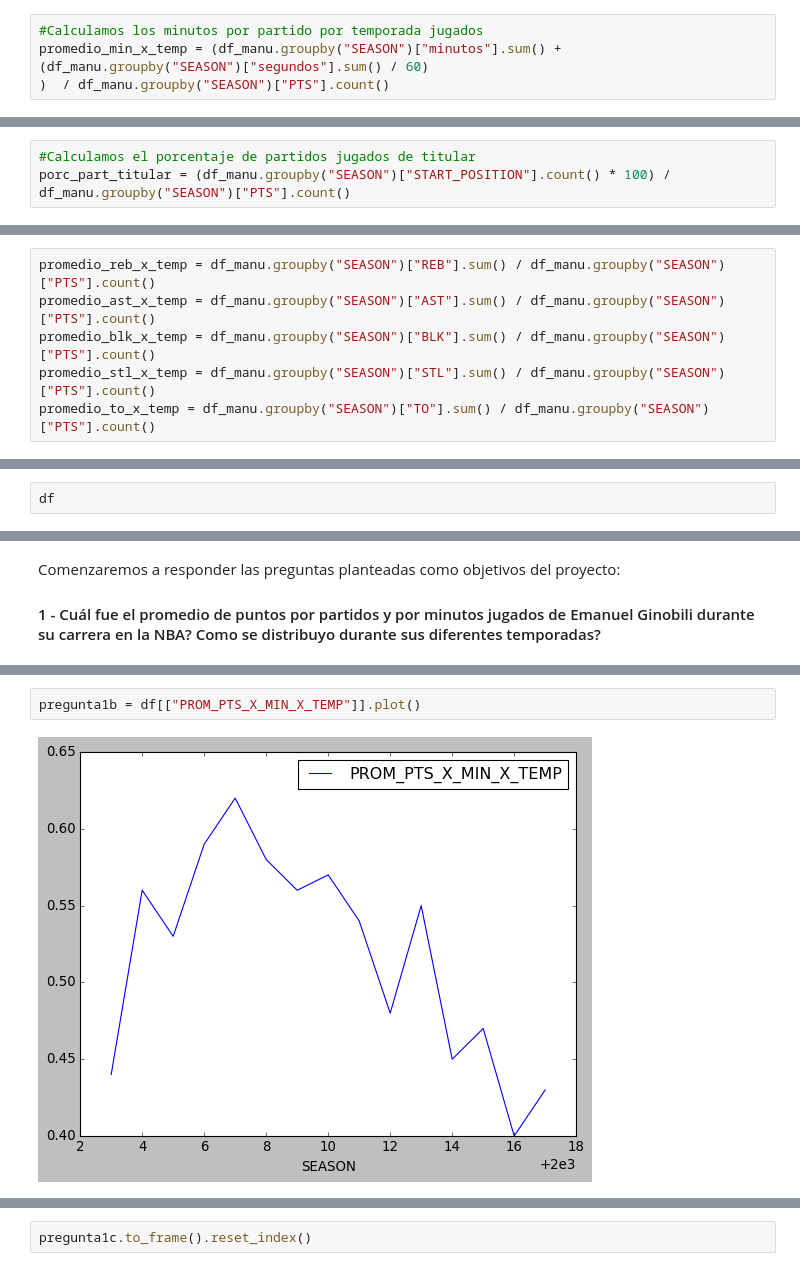
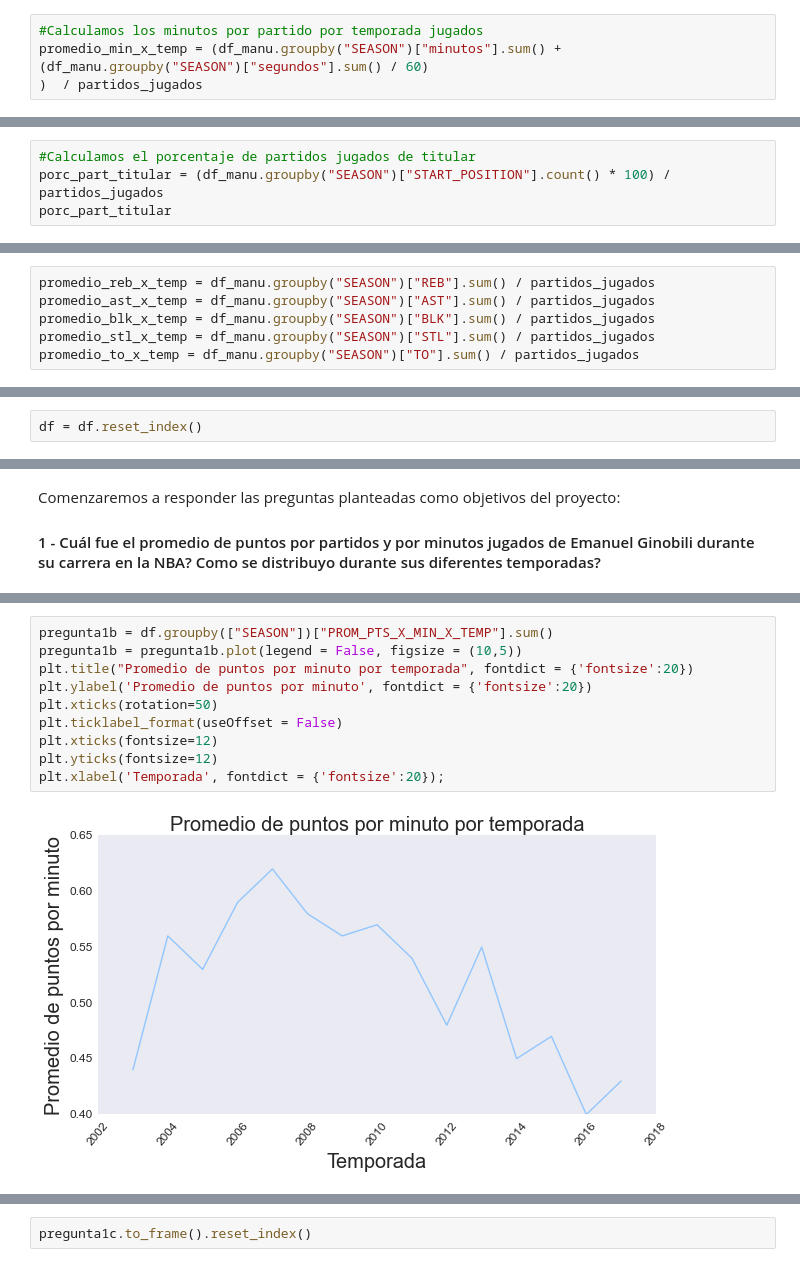
Before and after one commit to Tinchoalison/Analisis-Manu-Ginobili, a Jupyter notebook: Proyecto.ipynb, the cells around one changed output, grey strips where cells are left out. Cells and saved outputs as stored; diff of their text form.

```diff
--- a/Proyecto.ipynb
+++ b/Proyecto.ipynb
@@ -499,7 +597,7 @@ df
 # %%
 #Calculamos los minutos por partido por temporada jugados
 promedio_min_x_temp = (df_manu.groupby("SEASON")["minutos"].sum() + (df_manu.groupby("SEASON")["segundos"].sum() / 60)
-)  / df_manu.groupby("SEASON")["PTS"].count()
+)  / partidos_jugados
 # %%
 df["PROM_MIN_X_TEMP"] = promedio_min_x_temp.round(2)
 # %%
@@ -574,3 +688,4 @@ df
 # %%
 #Calculamos el porcentaje de partidos jugados de titular
-porc_part_titular = (df_manu.groupby("SEASON")["START_POSITION"].count() * 100) / df_manu.groupby("SEASON")["PTS"].count()
+porc_part_titular = (df_manu.groupby("SEASON")["START_POSITION"].count() * 100) / partidos_jugados
+porc_part_titular
@@ -597,11 +730,11 @@ df
 | 2016 | 647.0 | 89 | 7.27 | 1633.78 | 18.36 | 0.40 | ... |
 | 2017 | 636.0 | 74 | 8.59 | 1468.35 | 19.84 | 0.43 | ... |
 # %%
-promedio_reb_x_temp = df_manu.groupby("SEASON")["REB"].sum() / df_manu.groupby("SEASON")["PTS"].count()
-promedio_ast_x_temp = df_manu.groupby("SEASON")["AST"].sum() / df_manu.groupby("SEASON")["PTS"].count()
-promedio_blk_x_temp = df_manu.groupby("SEASON")["BLK"].sum() / df_manu.groupby("SEASON")["PTS"].count()
-promedio_stl_x_temp = df_manu.groupby("SEASON")["STL"].sum() / df_manu.groupby("SEASON")["PTS"].count()
-promedio_to_x_temp = df_manu.groupby("SEASON")["TO"].sum() / df_manu.groupby("SEASON")["PTS"].count()
+promedio_reb_x_temp = df_manu.groupby("SEASON")["REB"].sum() / partidos_jugados
+promedio_ast_x_temp = df_manu.groupby("SEASON")["AST"].sum() / partidos_jugados
+promedio_blk_x_temp = df_manu.groupby("SEASON")["BLK"].sum() / partidos_jugados
+promedio_stl_x_temp = df_manu.groupby("SEASON")["STL"].sum() / partidos_jugados
+promedio_to_x_temp = df_manu.groupby("SEASON")["TO"].sum() / partidos_jugados
 # %%
 df["PROM_REB_X_TEMP"] = promedio_reb_x_temp.round(2)
 df["PROM_AST_X_TEMP"] = promedio_ast_x_temp.round(2)
@@ -609,4 +742,4 @@ df["PROM_TAPAS_X_TEMP"] = promedio_blk_x_temp.round(2)
 df["PROM_ROBOS_X_TEMP"] = promedio_stl_x_temp.round(2)
 df["PROM_PERD_X_TEMP"] = promedio_to_x_temp.round(2)
 # %%
-df
+df = df.reset_index()
@@ -832,6 +985,14 @@ plt.xlabel('Temporada');
 # %%
-pregunta1b = df[["PROM_PTS_X_MIN_X_TEMP"]].plot()
+pregunta1b = df.groupby(["SEASON"])["PROM_PTS_X_MIN_X_TEMP"].sum()
+pregunta1b = pregunta1b.plot(legend = False, figsize = (10,5))
+plt.title("Promedio de puntos por minuto por temporada", fontdict = {'fontsize':20})
+plt.ylabel('Promedio de puntos por minuto', fontdict = {'fontsize':20})
+plt.xticks(rotation=50)
+plt.ticklabel_format(useOffset = False)
+plt.xticks(fontsize=12)
+plt.yticks(fontsize=12)
+plt.xlabel('Temporada', fontdict = {'fontsize':20});
 # %% [output]
-[figure, old version]
+[figure, new version]
 # %%
 pregunta1c = df_manu.groupby("Etapa")["PTS"].sum() / df_manu.groupby("Etapa")["PTS"].count()
```
Also changed, not shown: parts of 66 cells of this notebook, 1 other file.
